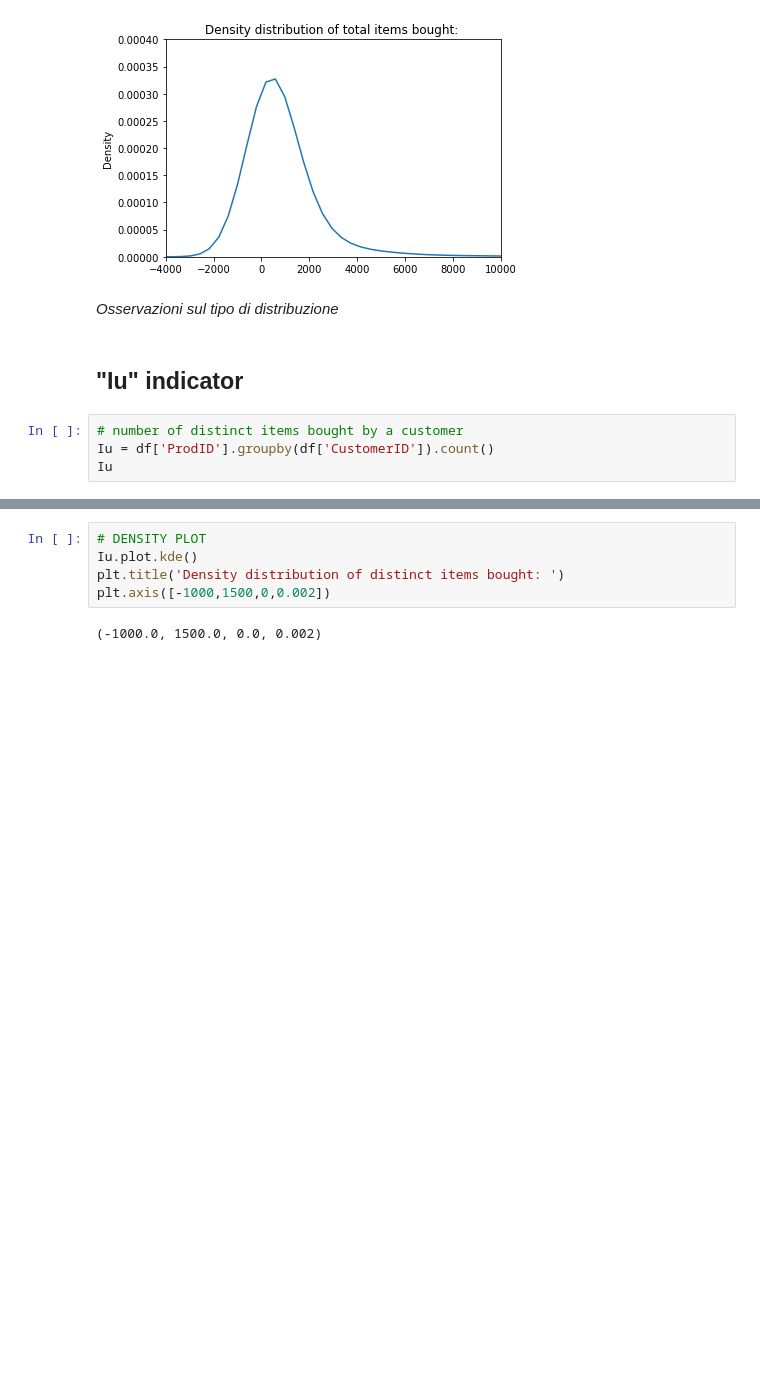
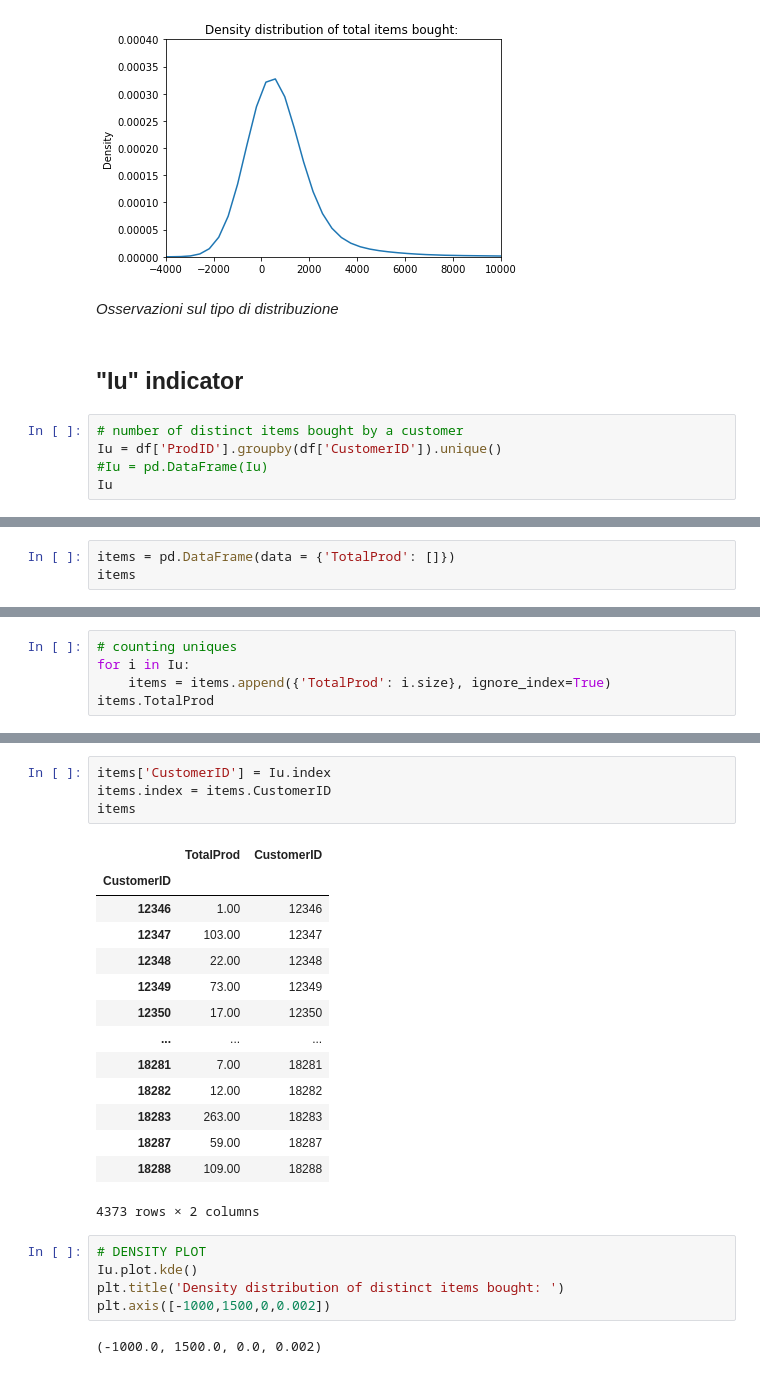
Before and after one commit to dilettagoglia/DataMining, a Jupyter notebook: Task1.ipynb, the cells around one changed output, grey strips where cells are left out. Drawn from its saved outputs; the diff is of its cells as text; blank space fills up the shorter version.

```diff
--- a/Task1.ipynb
+++ b/Task1.ipynb
@@ -1051,7 +1051,8 @@ plt.axis([-4000,10000,0,0.0004])
 ## "Iu" indicator
 # %%
 # number of distinct items bought by a customer
-Iu = df['ProdID'].groupby(df['CustomerID']).count()
+Iu = df['ProdID'].groupby(df['CustomerID']).unique()
+#Iu = pd.DataFrame(Iu)
 Iu
 # %% [output]
 CustomerID
@@ -1069,0 +1071,3 @@ Name: ProdID, Length: 4373, dtype: int64
+# %%
+items = pd.DataFrame(data = {'TotalProd': []})
+items
@@ -1069,0 +1076,5 @@ Name: ProdID, Length: 4373, dtype: int64
+# %%
+# counting uniques
+for i in Iu:
+    items = items.append({'TotalProd': i.size}, ignore_index=True)
+items.TotalProd
@@ -1070,3 +1094,22 @@ Name: ProdID, Length: 4373, dtype: int64
+# %%
+items['CustomerID'] = Iu.index
+items.index = items.CustomerID
+items
+# %% [output]
+|  | TotalProd | CustomerID |
+| CustomerID |  |  |
+| 12346 | 1.00 | 12346 |
+| 12347 | 103.00 | 12347 |
+| 12348 | 22.00 | 12348 |
+| 12349 | 73.00 | 12349 |
+| 12350 | 17.00 | 12350 |
+| ... | ... | ... |
+| 18281 | 7.00 | 18281 |
+| 18282 | 12.00 | 18282 |
+| 18283 | 263.00 | 18283 |
+| 18287 | 59.00 | 18287 |
+| 18288 | 109.00 | 18288 |
+4373 rows × 2 columns
 # %%
 # DENSITY PLOT
 Iu.plot.kde()
```
Also changed, not shown: parts of 13 cells of this notebook.
